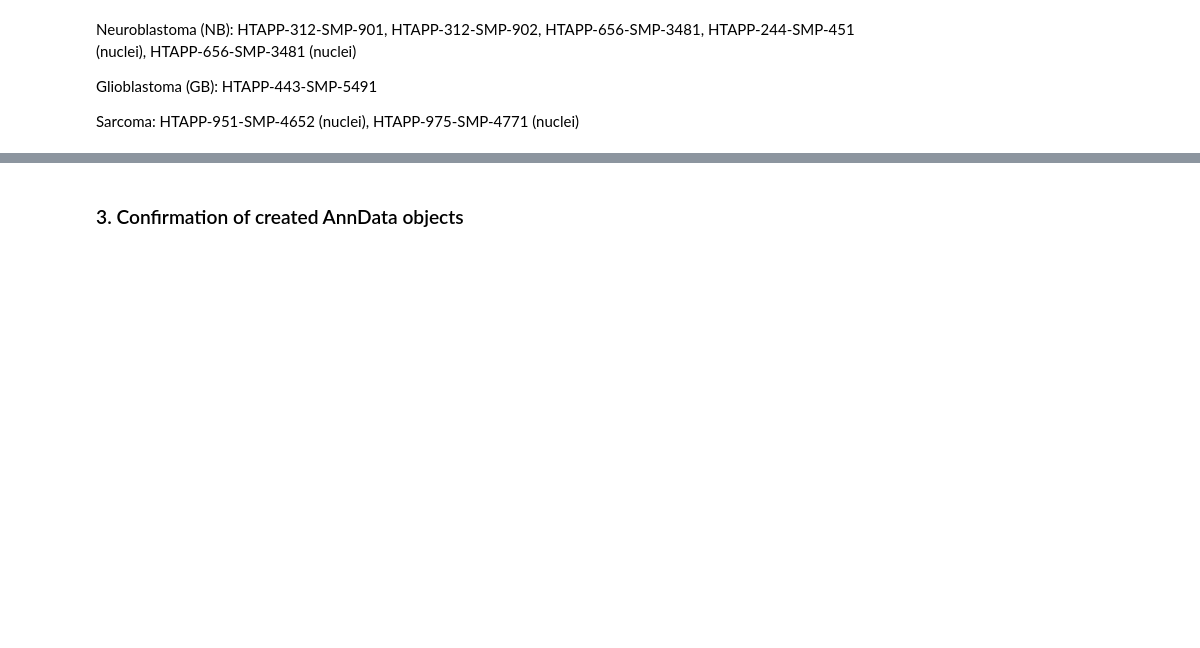
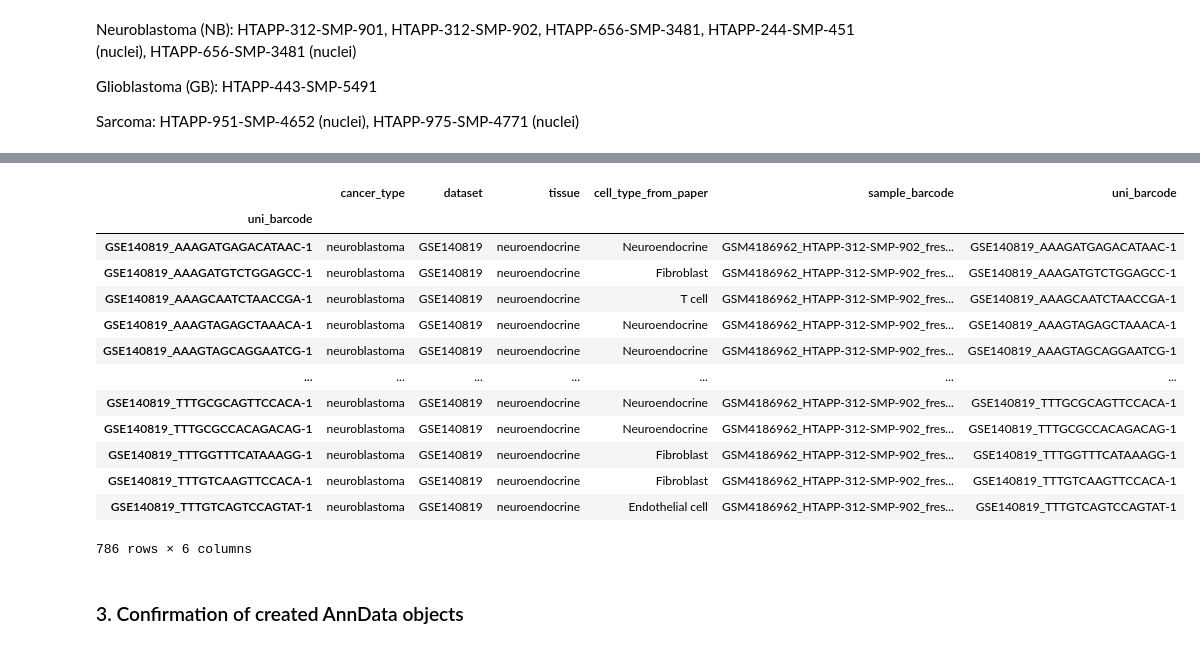
Before and after one commit to tuonglab/pan-paedcancer-scrnaseq, a Jupyter notebook: notebooks/GSE140819.ipynb, the cells around one changed output, grey strips where cells are left out. Cells and saved outputs as stored; diff of their text form; code cells hidden in the pictures; blank space fills up the shorter version.

```diff
--- a/notebooks/GSE140819.ipynb
+++ b/notebooks/GSE140819.ipynb
@@ -182,3 +250,20 @@ AnnData object with n_obs × n_vars = 737280 × 33694
+# %%
+adata.obs
+# %% [output]
+|  | cancer_type | dataset | tissue | cell_type_from_paper | sample_barcode | uni_barcode |
+| uni_barcode |  |  |  |  |  |  |
+| GSE140819_AAAGATGAGACATAAC-1 | neuroblastoma | GSE140819 | neuroendocrine | Neuroendocrine | GSM4186962_HTAPP-312-SMP-902_fres... | GSE140819_AAAGATGAGACATAAC-1 |
+| GSE140819_AAAGATGTCTGGAGCC-1 | neuroblastoma | GSE140819 | neuroendocrine | Fibroblast | GSM4186962_HTAPP-312-SMP-902_fres... | GSE140819_AAAGATGTCTGGAGCC-1 |
+| GSE140819_AAAGCAATCTAACCGA-1 | neuroblastoma | GSE140819 | neuroendocrine | T cell | GSM4186962_HTAPP-312-SMP-902_fres... | GSE140819_AAAGCAATCTAACCGA-1 |
+| GSE140819_AAAGTAGAGCTAAACA-1 | neuroblastoma | GSE140819 | neuroendocrine | Neuroendocrine | GSM4186962_HTAPP-312-SMP-902_fres... | GSE140819_AAAGTAGAGCTAAACA-1 |
+| GSE140819_AAAGTAGCAGGAATCG-1 | neuroblastoma | GSE140819 | neuroendocrine | Neuroendocrine | GSM4186962_HTAPP-312-SMP-902_fres... | GSE140819_AAAGTAGCAGGAATCG-1 |
+| ... | ... | ... | ... | ... | ... | ... |
+| GSE140819_TTTGCGCAGTTCCACA-1 | neuroblastoma | GSE140819 | neuroendocrine | Neuroendocrine | GSM4186962_HTAPP-312-SMP-902_fres... | GSE140819_TTTGCGCAGTTCCACA-1 |
+| GSE140819_TTTGCGCCACAGACAG-1 | neuroblastoma | GSE140819 | neuroendocrine | Neuroendocrine | GSM4186962_HTAPP-312-SMP-902_fres... | GSE140819_TTTGCGCCACAGACAG-1 |
+| GSE140819_TTTGGTTTCATAAAGG-1 | neuroblastoma | GSE140819 | neuroendocrine | Fibroblast | GSM4186962_HTAPP-312-SMP-902_fres... | GSE140819_TTTGGTTTCATAAAGG-1 |
+| GSE140819_TTTGTCAAGTTCCACA-1 | neuroblastoma | GSE140819 | neuroendocrine | Fibroblast | GSM4186962_HTAPP-312-SMP-902_fres... | GSE140819_TTTGTCAAGTTCCACA-1 |
+| GSE140819_TTTGTCAGTCCAGTAT-1 | neuroblastoma | GSE140819 | neuroendocrine | Endothelial cell | GSM4186962_HTAPP-312-SMP-902_fres... | GSE140819_TTTGTCAGTCCAGTAT-1 |
+786 rows × 6 columns
 # %% [markdown]
 ### 3. Confirmation of created AnnData objects
 # %%
```
Also changed, not shown: parts of 11 cells of this notebook.
